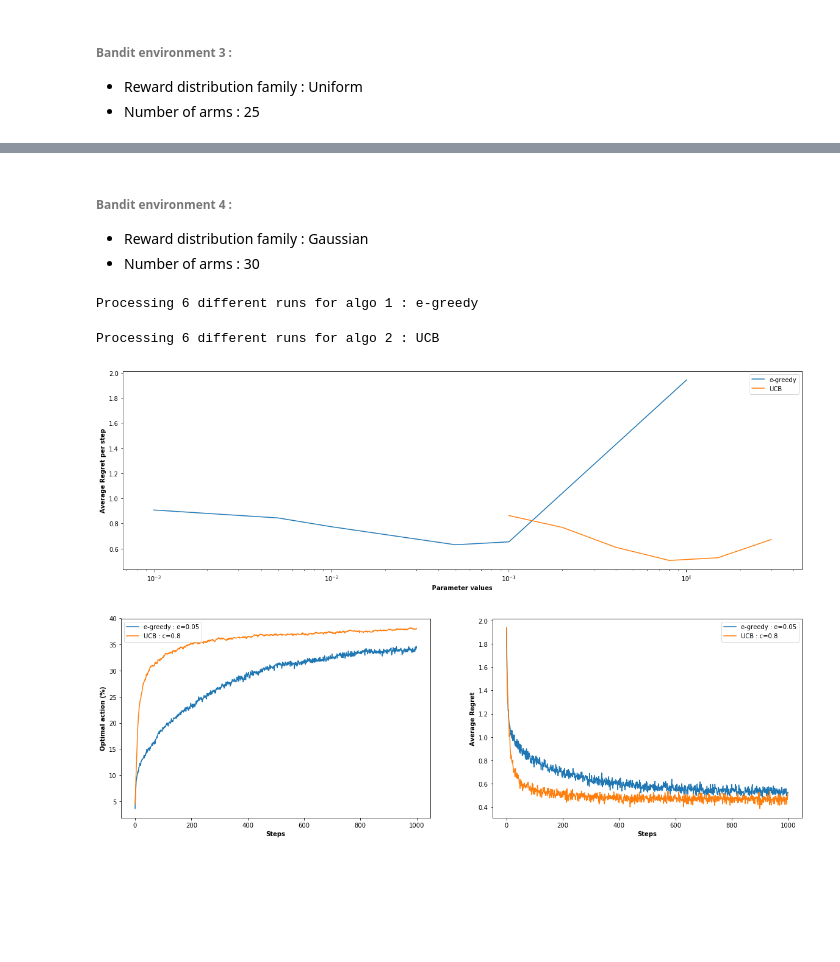
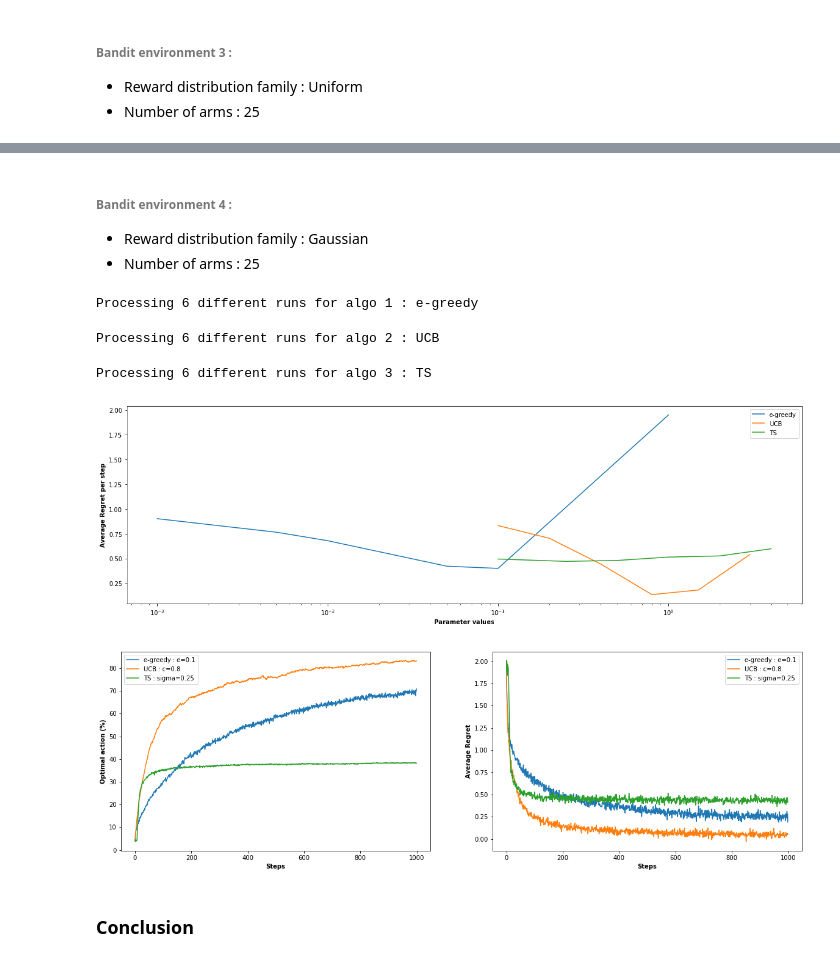
Before and after one commit to julienroy13/COMP767-assignments, a Jupyter notebook: Week1-Bandit/K-armed Bandit.ipynb, the cells around one changed output, grey strips where cells are left out. Drawn from its saved outputs; the diff is of its cells as text; code cells hidden in the pictures; blank space fills up the shorter version.

Commit message:
Integrated David's ThompsonSampling in the pipeline and added a conclusion

```diff
--- a/Week1-Bandit/K-armed Bandit.ipynb
+++ b/Week1-Bandit/K-armed Bandit.ipynb
@@ -65,7 +73,7 @@ class BanditMachine(object):
 # %% [markdown]
 ###### Algorithms
 # %%
-def e_greedy_algorithm(e, bandit, max_steps):
+def e_greedy_algorithm(e, bandit, max_steps, k):
 
     reward_log = []
     action_log = []
@@ -73,15 +81,15 @@ def e_greedy_algorithm(e, bandit, max_steps):
     optimal_action = np.argmax(bandit.means)
 
     # Initializes Q_t(a) and N(a)
-    action_values = np.zeros(shape=(10,), dtype=np.float) # estimates of the real action values, which are the bandit.means
-    action_freq = np.zeros(shape=(10,), dtype=np.int)
+    action_values = np.zeros(shape=(k,), dtype=np.float) # estimates of the real action values, which are the bandit.means
+    action_freq = np.zeros(shape=(k,), dtype=np.int)
 
     for t in range(1, max_steps+1):
 
         # Action selection (epsilon-greedy)
         greed = np.random.uniform()
         if greed < e:
-            a_t = np.random.randint(low=0, high=10)
+            a_t = np.random.randint(low=0, high=k)
         else:
             a_t = np.argmax(action_values)
 
@@ -99,7 +107,7 @@ def e_greedy_algorithm(e, bandit, max_steps):
     optimal_action_log = (np.array(action_log) == optimal_action)
     return reward_log, optimal_action_log, regret_log
 # %%
-def UCB_algorithm(c, bandit, max_steps):
+def UCB_algorithm(c, bandit, max_steps, k):
 
     reward_log = []
     action_log = []
@@ -107,8 +115,8 @@ def UCB_algorithm(c, bandit, max_steps):
     optimal_action = np.argmax(bandit.means)
 
     # Initializes Q_t(a) and N(a)
-    action_values = np.zeros(shape=(10,), dtype=np.float) # estimates of the real action values, which are the bandit.means
-    action_freq = np.ones(shape=(10,), dtype=np.int)
+    action_values = np.zeros(shape=(k,), dtype=np.float) # estimates of the real action values, which are the bandit.means
+    action_freq = np.ones(shape=(k,), dtype=np.int)
 
     for t in range(1, max_steps+1):
 
@@ -128,14 +136,3 @@ def UCB_algorithm(c, bandit, max_steps):
 
     optimal_action_log = (np.array(action_log) == optimal_action)
     return reward_log, optimal_action_log, regret_log
-# %%
-def Thompson_Sampling_algorithm(some_param, bandit, max_steps):
-
-    reward_log = []
-    action_log = []
-    regret_log = []
-    optimal_action = np.argmax(bandit.means)
-
-    # TODO
-
-    return reward_log, optimal_action_log, regret_log
@@ -165,7 +195,7 @@ def hyperparameter_search(runs, max_steps=1000, n_machines=2000, reward_distrib=
 
             for i in range(n_machines):
                 bandit = BanditMachine(reward_distrib, arms_mean, arms_var, k)
-                reward_log, optimal_action_log, regret_log = algo(param, bandit, max_steps)
+                reward_log, optimal_action_log, regret_log = algo(param, bandit, max_steps, k)
 
                 master_reward_log[i, :] = reward_log
                 master_action_log[i, :] = optimal_action_log
@@ -205,6 +235,9 @@ def plot_best_results(best_runs):
         elif name == 'e-greedy':
             run_label = 'e-greedy : e={0}'.format(best_runs[name][2])
 
+        elif name == 'TS':
+            run_label = 'TS : sigma={0}'.format(best_runs[name][2])
+
         else:
             raise ValueError('Unrecognized algorithm.')
 
@@ -304,26 +346,29 @@ Processing 6 different runs for algo 2 : UCB
 # %% [markdown]
 ###### Bandit environment 4 :
 * Reward distribution family : Gaussian
-* Number of arms : 30
+* Number of arms : 25
 # %%
-e_values = [0.001, 0.005, 0.01, 0.05, 0.1, 1.]
-c_values = [0.1, 0.2, 0.4, 0.8, 1.5, 3.]
-# TODO thompson_values = [None]
+e_values = [0.001, 0.005, 0.01, 0.05, 0.1, 1.] # epsilon for e-greedy
+c_values = [0.1, 0.2, 0.4, 0.8, 1.5, 3.]       # c parameter that controls exploration
+s_values = [0.1, 0.25, 0.5, 1., 2., 4. ]       # sigma values for arms distributions
 
 best_runs = hyperparameter_search(runs=[(e_greedy_algorithm, e_values, 'e-greedy'),
-                                        (UCB_algorithm, c_values, 'UCB')
-                                        # TODO (Thompson_Sampling_algorithm, thompson_values, 'TS')
+                                        (UCB_algorithm, c_values, 'UCB'),
+                                        (Thompson_Sampling_algorithm, s_values, 'TS')
                                        ],
                                   max_steps=1000,
                                   n_machines=2000,
                                   reward_distrib='normal',
                                   arms_mean=0.,
                                   arms_var=1.,
                                   k=25)
 
 plot_best_results(best_runs)
 # %% [output]
 Processing 6 different runs for algo 1 : e-greedy
 Processing 6 different runs for algo 2 : UCB
+Processing 6 different runs for algo 3 : TS
-[figure, old version]
+[figure, new version]
-[figure, old version]
+[figure, new version]
+# %% [markdown]
+### Conclusion
```
Also changed, not shown: parts of 11 cells of this notebook.
